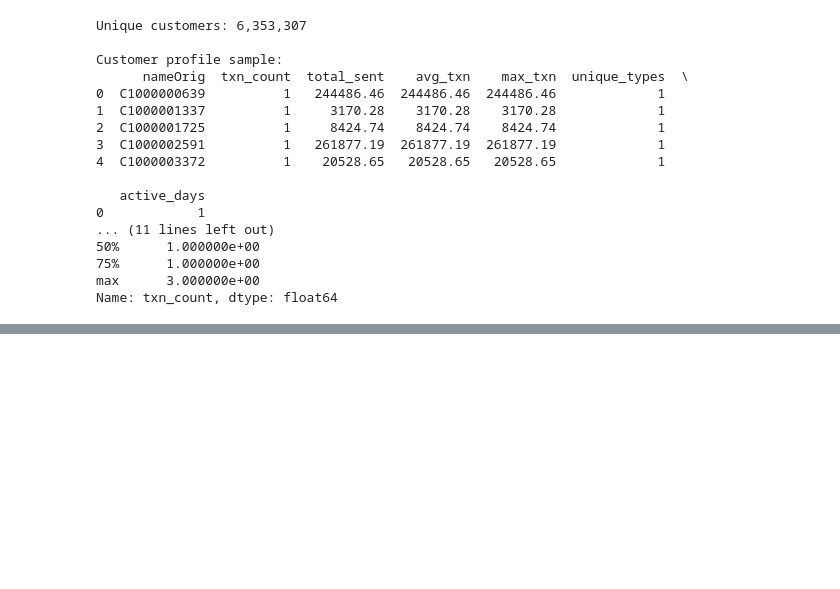
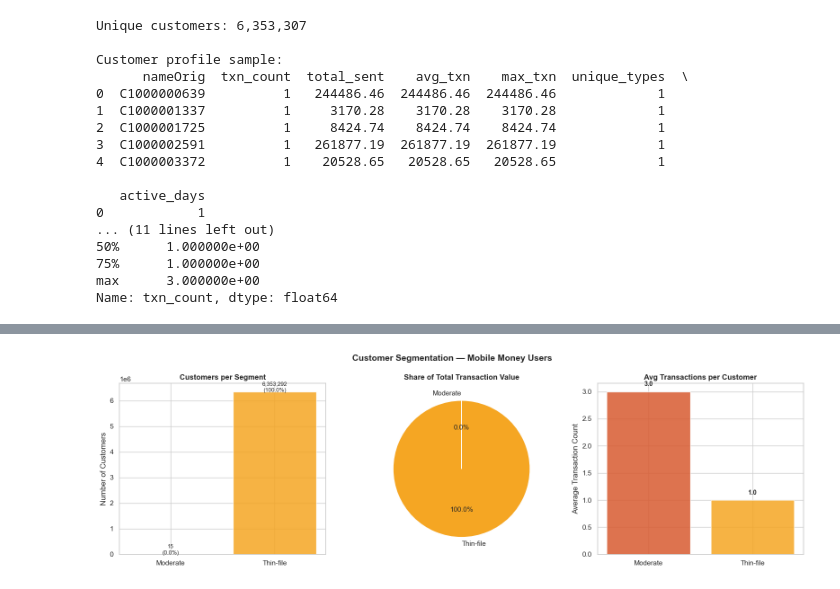
Before and after one commit to Selasie1/mobile-money-analytics, a Jupyter notebook: 03_customer_segmentation.ipynb, the cells around one changed output, grey strips where cells are left out. Cells and saved outputs as stored; diff of their text form; code cells hidden in the pictures; blank space fills up the shorter version.

Commit message:
Add reports, notebooks and final README

```diff
--- a/03_customer_segmentation.ipynb
+++ b/03_customer_segmentation.ipynb
@@ -68,0 +74,33 @@ print(summary.to_string(index=False))
+# %%
+fig, axes = plt.subplots(1, 3, figsize=(16, 5))
+fig.suptitle('Customer Segmentation — Mobile Money Users',
+             fontsize=14, fontweight='bold')
+
+colors = ['#D85A30', '#F5A623', '#1D9E75']
+segments = summary['segment'].tolist()
+
+# Chart 1 — Customer count per segment
+axes[0].bar(segments, summary['customer_count'], color=colors, alpha=0.85)
+axes[0].set_title('Customers per Segment', fontweight='bold')
+axes[0].set_ylabel('Number of Customers')
+for i, v in enumerate(summary['customer_count']):
+    axes[0].text(i, v + 100, f'{v:,}\n({summary["pct_customers"].iloc[i]:.1f}%)',
+                ha='center', fontsize=9)
+
+# Chart 2 — % of total value per segment
+axes[1].pie(summary['pct_value'], labels=segments, colors=colors,
+            autopct='%1.1f%%', startangle=90, textprops={'fontsize': 11})
+axes[1].set_title('Share of Total Transaction Value', fontweight='bold')
+
+# Chart 3 — Average transactions per segment
+axes[2].bar(segments, summary['avg_transactions'], color=colors, alpha=0.85)
+axes[2].set_title('Avg Transactions per Customer', fontweight='bold')
+axes[2].set_ylabel('Average Transaction Count')
+for i, v in enumerate(summary['avg_transactions']):
+    axes[2].text(i, v + 0.1, f'{v:.1f}', ha='center', fontsize=10, fontweight='bold')
+
+plt.tight_layout()
+plt.savefig('reports/07_customer_segments.png', dpi=150, bbox_inches='tight')
+plt.show()
+# %% [output]
+[figure, added]
```
Also changed, not shown: parts of 4 cells of this notebook, 3 other files.
